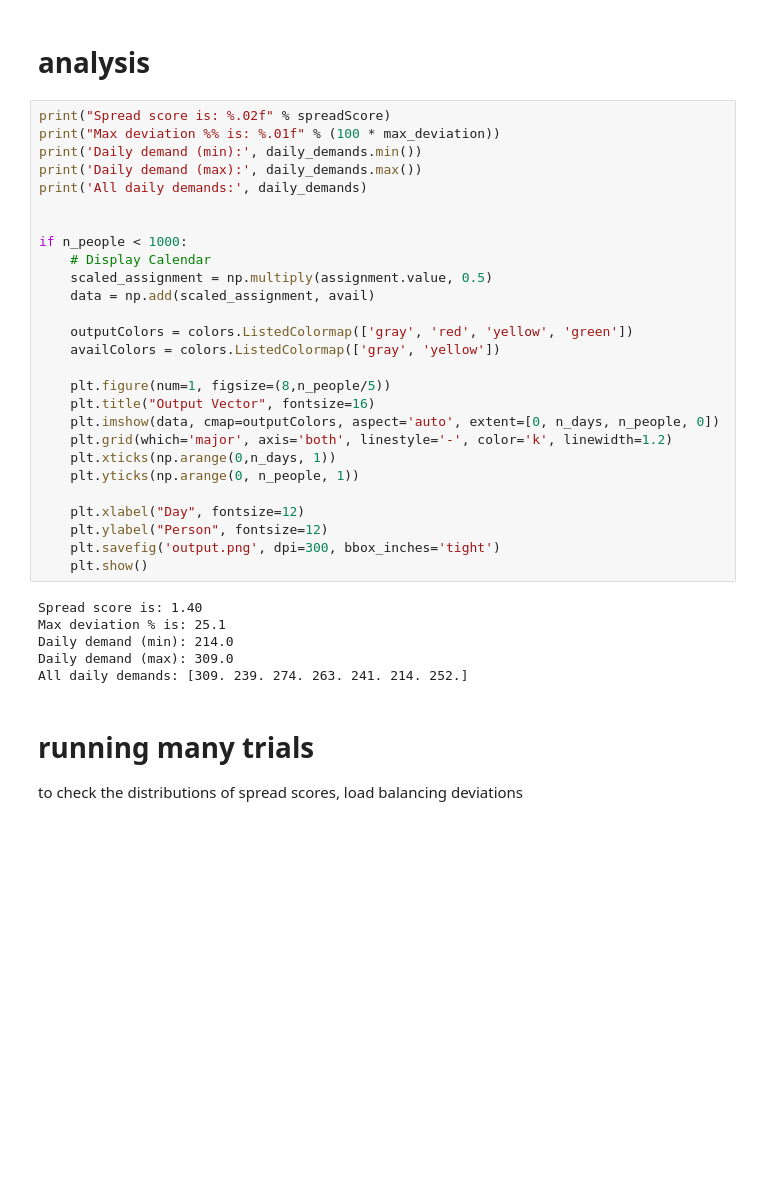
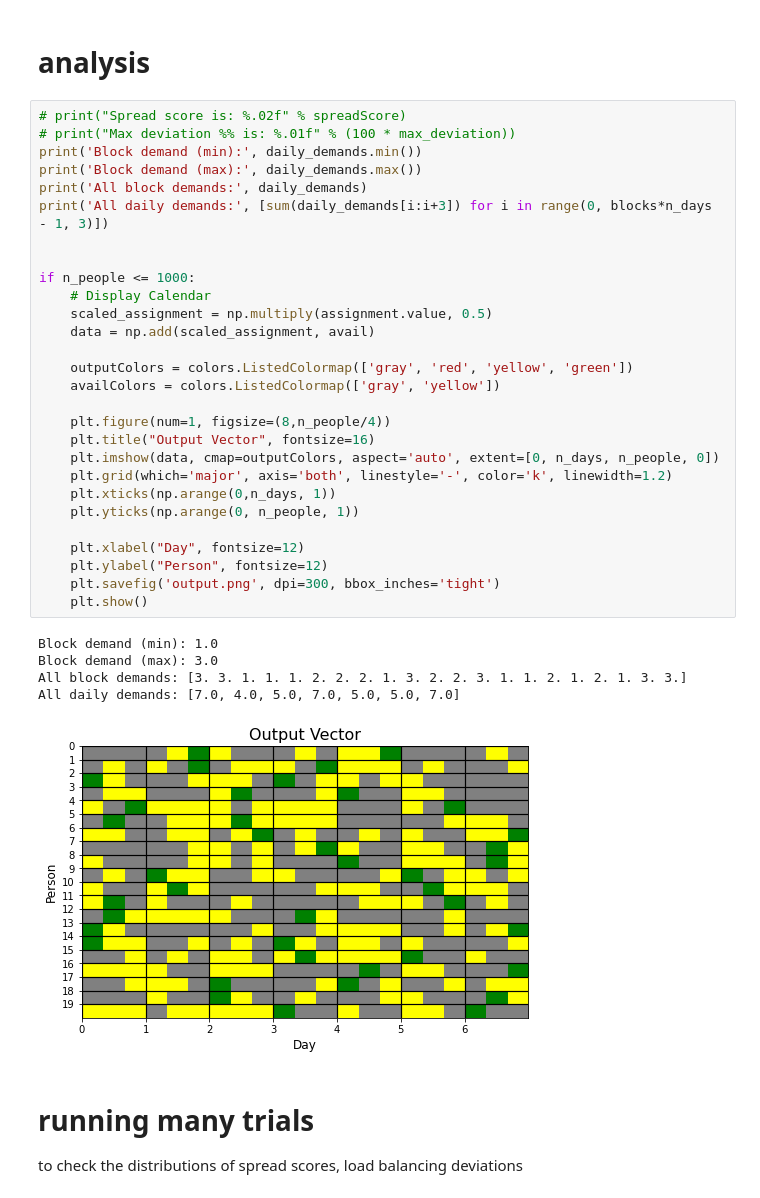
Before and after one commit to mggg/covid-scheduling, a Jupyter notebook: linear_program.ipynb, the cells around one changed output. Cells and saved outputs as stored; diff of their text form; blank space fills up the shorter version.

```diff
--- a/linear_program.ipynb
+++ b/linear_program.ipynb
@@ -170,38 +227,39 @@ Optimization done
 # %% [markdown]
 # analysis
 # %%
-print("Spread score is: %.02f" % spreadScore)
-print("Max deviation %% is: %.01f" % (100 * max_deviation))
-print('Daily demand (min):', daily_demands.min())
-print('Daily demand (max):', daily_demands.max())
-print('All daily demands:', daily_demands)
+# print("Spread score is: %.02f" % spreadScore)
+# print("Max deviation %% is: %.01f" % (100 * max_deviation))
+print('Block demand (min):', daily_demands.min())
+print('Block demand (max):', daily_demands.max())
+print('All block demands:', daily_demands)
+print('All daily demands:', [sum(daily_demands[i:i+3]) for i in range(0, blocks*n_days - 1, 3)])
 
 
-if n_people < 1000:
+if n_people <= 1000:
     # Display Calendar
     scaled_assignment = np.multiply(assignment.value, 0.5)
     data = np.add(scaled_assignment, avail)
 
     outputColors = colors.ListedColormap(['gray', 'red', 'yellow', 'green'])
     availColors = colors.ListedColormap(['gray', 'yellow'])
 
-    plt.figure(num=1, figsize=(8,n_people/5))
+    plt.figure(num=1, figsize=(8,n_people/4))
     plt.title("Output Vector", fontsize=16)
     plt.imshow(data, cmap=outputColors, aspect='auto', extent=[0, n_days, n_people, 0])
     plt.grid(which='major', axis='both', linestyle='-', color='k', linewidth=1.2)
     plt.xticks(np.arange(0,n_days, 1))
     plt.yticks(np.arange(0, n_people, 1))
 
     plt.xlabel("Day", fontsize=12)
     plt.ylabel("Person", fontsize=12)
     plt.savefig('output.png', dpi=300, bbox_inches='tight')
     plt.show()
 # %% [output]
-Spread score is: 1.40
-Max deviation % is: 25.1
-Daily demand (min): 214.0
-Daily demand (max): 309.0
-All daily demands: [309. 239. 274. 263. 241. 214. 252.]
+Block demand (min): 1.0
+Block demand (max): 3.0
+All block demands: [3. 3. 1. 1. 1. 2. 2. 2. 1. 3. 2. 2. 3. 1. 1. 2. 1. 2. 1. 3. 3.]
+All daily demands: [7.0, 4.0, 5.0, 7.0, 5.0, 5.0, 7.0]
+[figure, added]
 # %% [markdown]
 # running many trials
 to check the distributions of spread scores, load balancing deviations
```
Also changed, not shown: parts of 6 cells of this notebook.
